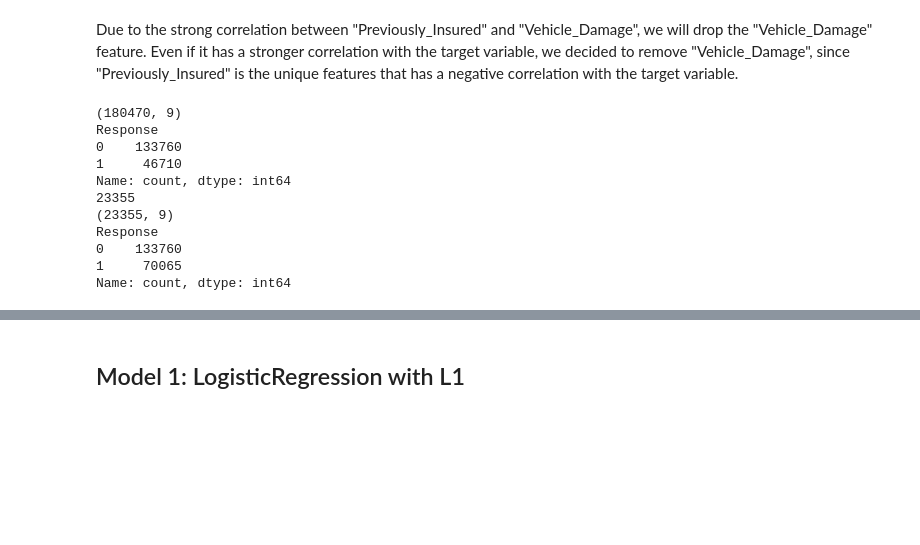
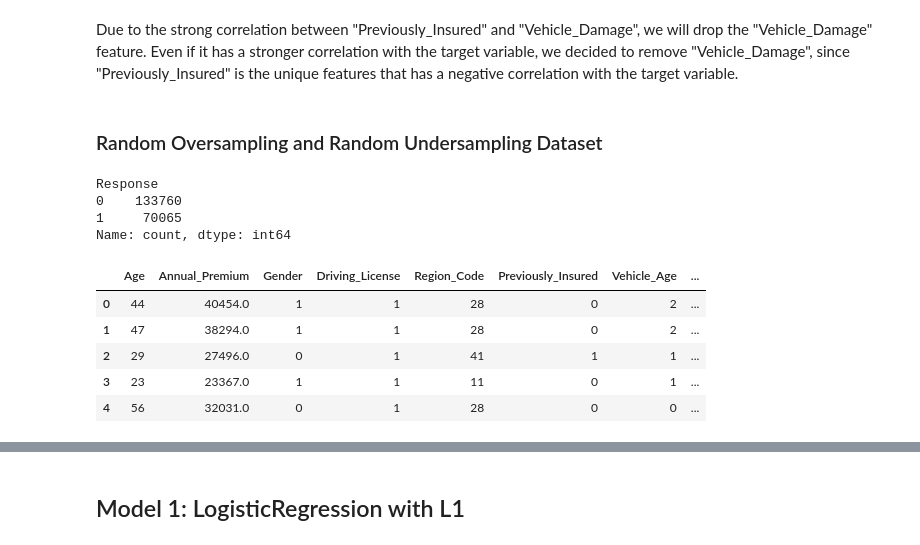
Before and after one commit to EnricoMiche1210760/Predicting_Insurance_Cross_Sell_Opportunities, a Jupyter notebook: main.ipynb, the cells around one changed output, grey strips where cells are left out. Drawn from its saved outputs; the diff is of its cells as text; code cells hidden in the pictures; blank space fills up the shorter version.

```diff
--- a/main.ipynb
+++ b/main.ipynb
@@ -363,42 +359,36 @@ Name: count, dtype: int64
 # %% [markdown]
 Due to the strong correlation between "Previously_Insured" and "Vehicle_Damage", we will drop the "Vehicle_Damage" feature. Even if it has a stronger correlation with the target variable, we decided to remove "Vehicle_Damage", since "Previously_Insured" is the unique features that has a negative correlation with the target variable.
 # %%
-df_to_handle = df.copy() #.drop(["Driving_License", "Region_Code"],axis=1).copy()
-df_to_handle = df.drop(["Vehicle_Damage"],axis=1).copy()
+df_over_under_sampling = df.copy() #.drop(["Driving_License", "Region_Code"],axis=1).copy()
+df_over_under_sampling = df.drop(["Vehicle_Damage"],axis=1).copy()
+# %% [markdown]
+### Random Oversampling and Random Undersampling Dataset
 # %%
 RANDOM_SEED = 10
+np.random.seed(RANDOM_SEED)
 
-idx = df_to_handle[df_to_handle['Response'] == 0].index
-np.random.seed(RANDOM_SEED)
+idx = df_over_under_sampling[df_over_under_sampling['Response'] == 0].index
+
 idx_to_remove = np.random.choice(idx, int(len(idx)*0.6), replace=False)
+df_over_under_sampling = df_over_under_sampling.drop(idx_to_remove)
 
-df_to_handle = df_to_handle.drop(idx_to_remove)
-print(df_to_handle.shape)
-print(df_to_handle['Response'].value_counts())
+df_over_under_sampling.index = range(len(df_over_under_sampling))
 
-df_to_handle.index = range(len(df_to_handle))
+idx = df_over_under_sampling[df_over_under_sampling['Response'] == 1].index
+idx_to_add = np.random.choice(idx, int(len(idx)*0.5), replace=False)
+samples_to_add = df_over_under_sampling.iloc[idx_to_add.tolist()]
 
-idx = df_to_handle[df_to_handle['Response'] == 1].index
-
-np.random.seed(RANDOM_SEED)
-idx_to_add = np.random.choice(idx, int(len(idx)*0.5), replace=False)
-
-samples_to_add = df_to_handle.iloc[idx_to_add.tolist()]
-print(len(idx_to_add))
-print(samples_to_add.shape)
-
-df_to_handle = pd.concat([df_to_handle, samples_to_add], ignore_index=True)
-
-print(df_to_handle['Response'].value_counts())
+df_over_under_sampling = pd.concat([df_over_under_sampling, samples_to_add], ignore_index=True)
+print(df_over_under_sampling['Response'].value_counts())
+df_over_under_sampling.head()
 # %% [output]
-(180470, 9)
-Response
-0    133760
-1     46710
-Name: count, dtype: int64
-23355
-(23355, 9)
 Response
 0    133760
 1     70065
 Name: count, dtype: int64
+|  | Age | Annual_Premium | Gender | Driving_License | Region_Code | Previously_Insured | Vehicle_Age | ... |
+| 0 | 44 | 40454.0 | 1 | 1 | 28 | 0 | 2 | ... |
+| 1 | 47 | 38294.0 | 1 | 1 | 28 | 0 | 2 | ... |
+| 2 | 29 | 27496.0 | 0 | 1 | 41 | 1 | 1 | ... |
+| 3 | 23 | 23367.0 | 1 | 1 | 11 | 0 | 1 | ... |
+| 4 | 56 | 32031.0 | 0 | 1 | 28 | 0 | 0 | ... |
```
Also changed, not shown: parts of 8 cells of this notebook.
